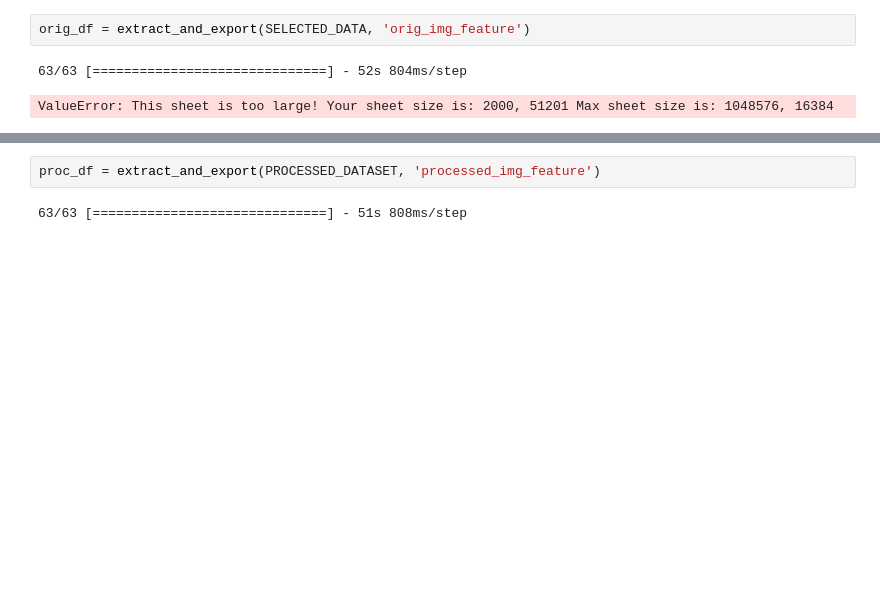
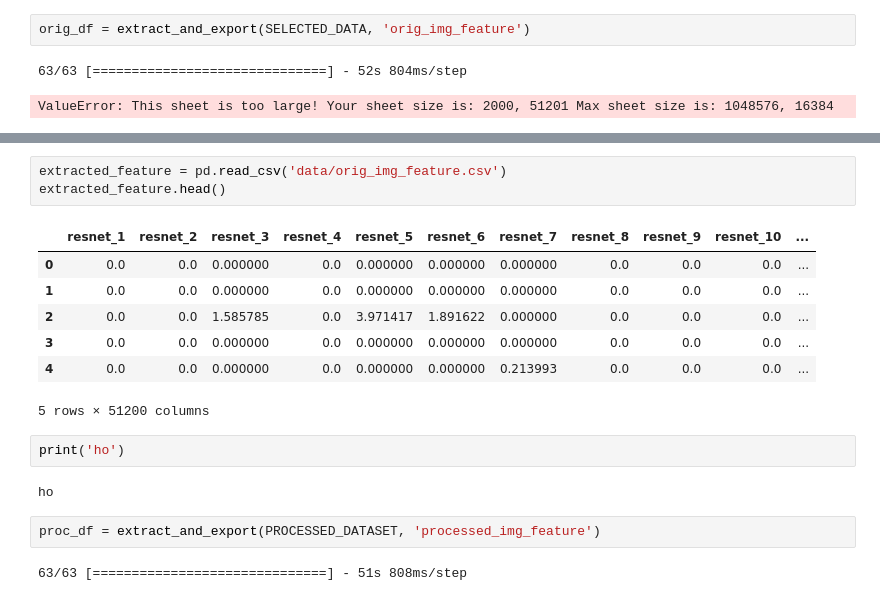
Before and after one commit to zeerafle/oil-palm-stem, a Jupyter notebook: deep_feature_extractor.ipynb, the cells around one changed output, grey strips where cells are left out. Saved outputs shown, nothing was run; the diff lists cells and outputs as text; blank space fills up the shorter version.

```diff
--- a/deep_feature_extractor.ipynb
+++ b/deep_feature_extractor.ipynb
@@ -49,3 +160,18 @@ ValueError: This sheet is too large! Your sheet size is: 2000, 51201 Max sheet s
+# %%
+extracted_feature = pd.read_csv('data/orig_img_feature.csv')
+extracted_feature.head()
+# %% [output]
+|  | resnet_1 | resnet_2 | resnet_3 | resnet_4 | resnet_5 | resnet_6 | resnet_7 | resnet_8 | resnet_9 | resnet_10 | ... |
+| 0 | 0.0 | 0.0 | 0.000000 | 0.0 | 0.000000 | 0.000000 | 0.000000 | 0.0 | 0.0 | 0.0 | ... |
+| 1 | 0.0 | 0.0 | 0.000000 | 0.0 | 0.000000 | 0.000000 | 0.000000 | 0.0 | 0.0 | 0.0 | ... |
+| 2 | 0.0 | 0.0 | 1.585785 | 0.0 | 3.971417 | 1.891622 | 0.000000 | 0.0 | 0.0 | 0.0 | ... |
+| 3 | 0.0 | 0.0 | 0.000000 | 0.0 | 0.000000 | 0.000000 | 0.000000 | 0.0 | 0.0 | 0.0 | ... |
+| 4 | 0.0 | 0.0 | 0.000000 | 0.0 | 0.000000 | 0.000000 | 0.213993 | 0.0 | 0.0 | 0.0 | ... |
+5 rows × 51200 columns
+# %%
+print('ho')
+# %% [output]
+ho
 # %%
 proc_df = extract_and_export(PROCESSED_DATASET, 'processed_img_feature')
 # %% [output]
```
Also changed, not shown: parts of 13 cells of this notebook, 3 other files.
